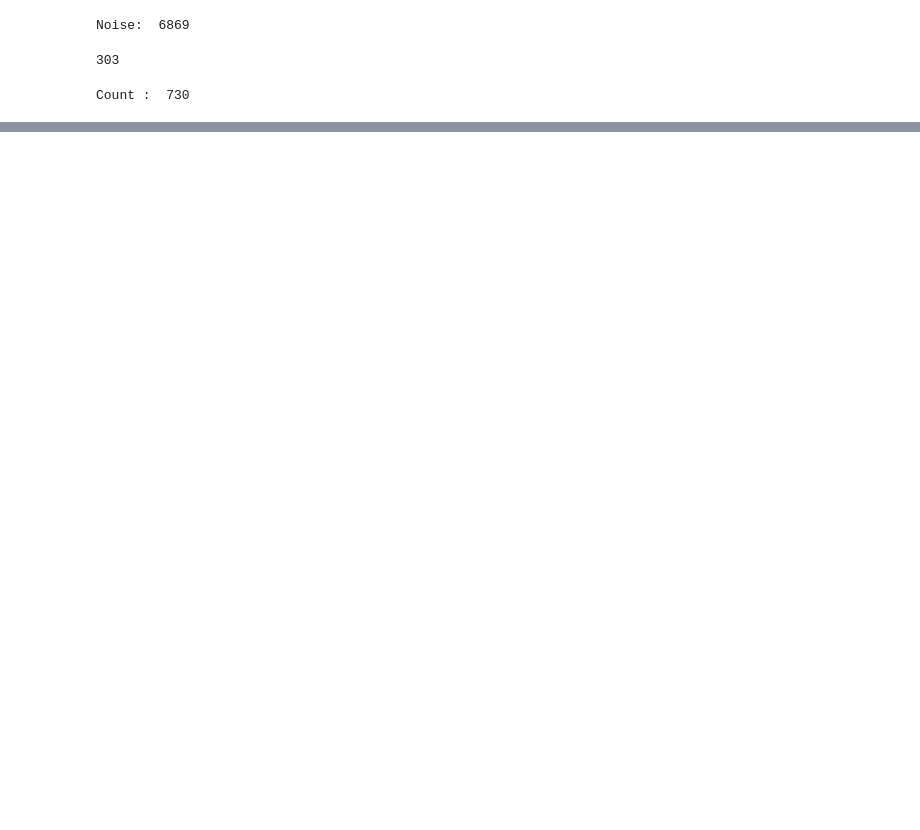
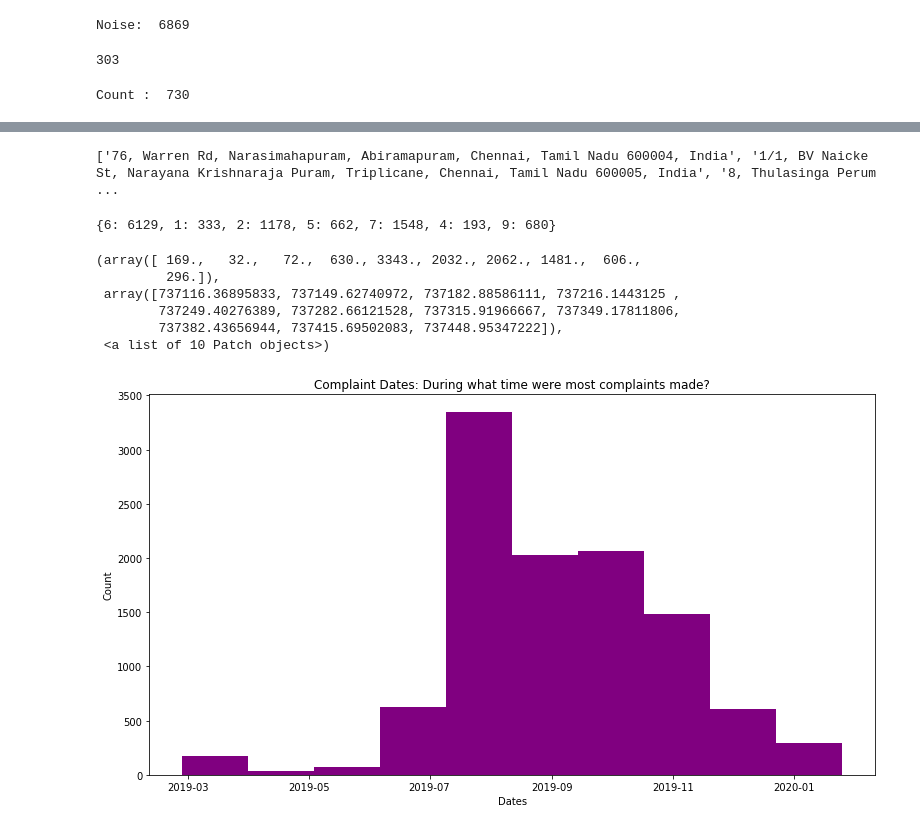
Before and after one commit to ShriyaShankar/Ward-Index, a Jupyter notebook: test.ipynb, the cells around one changed output, grey strips where cells are left out. Saved outputs shown, nothing was run; the diff lists cells and outputs as text; code cells hidden in the pictures; blank space fills up the shorter version.

```diff
--- a/test.ipynb
+++ b/test.ipynb
@@ -134,0 +137,28 @@ createdInJanagraha
+# %%
+chennai = [str(i) for i in df.location if 'Chennai' in str(i)]
+for i in chennai:
+    df.drop(d)
+# %% [output]
+['76, Warren Rd, Narasimahapuram, Abiramapuram, Chennai, Tamil Nadu 600004, India', '1/1, BV Naicke St, Narayana Krishnaraja Puram, Triplicane, Chennai, Tamil Nadu 600005, India', '8, Thulasinga Perum ...
+# %%
+for i in df.category:
+    cat[i] +=1
+
+print(cat)
+# %% [output]
+{6: 6129, 1: 333, 2: 1178, 5: 662, 7: 1548, 4: 193, 9: 680}
+# %%
+df.createdAt = pd.to_datetime(df['createdAt'])
+plt.figure(figsize=(13,7))
+plt.title("Complaint Dates: During what time were most complaints made?")
+plt.xlabel('Dates')
+plt.ylabel('Count')
+plt.hist(df.createdAt,color='purple')
+# %% [output]
+(array([ 169.,   32.,   72.,  630., 3343., 2032., 2062., 1481.,  606.,
+         296.]),
+ array([737116.36895833, 737149.62740972, 737182.88586111, 737216.1443125 ,
+        737249.40276389, 737282.66121528, 737315.91966667, 737349.17811806,
+        737382.43656944, 737415.69502083, 737448.95347222]),
+ <a list of 10 Patch objects>)
+[figure, added]
```
Also changed, not shown: parts of 8 cells of this notebook.
